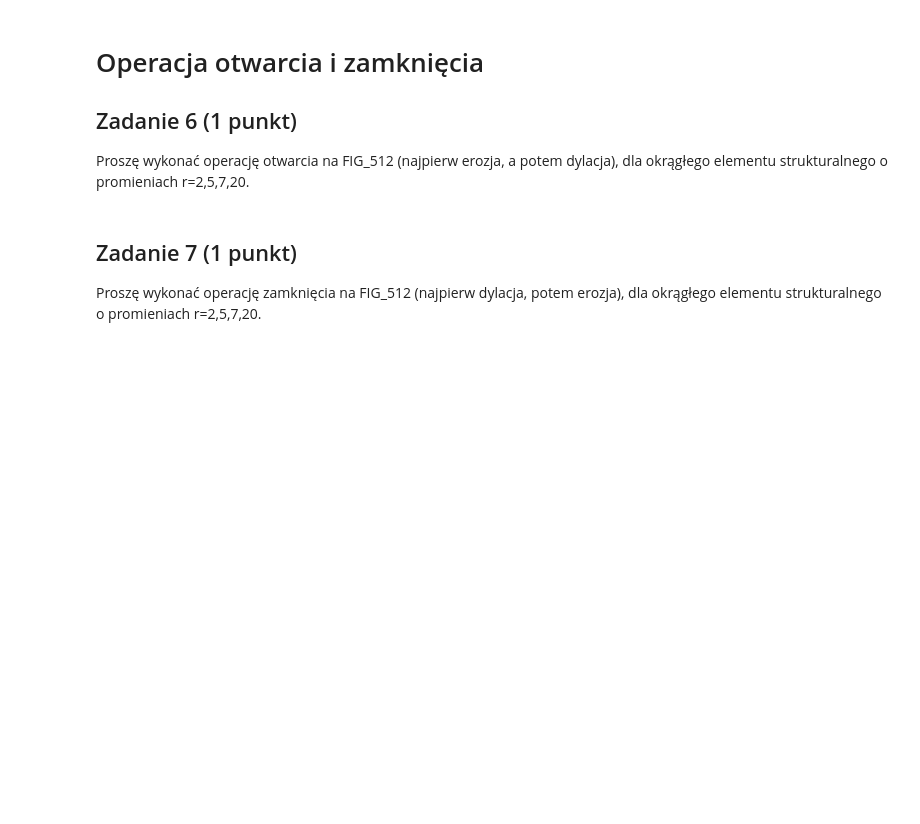
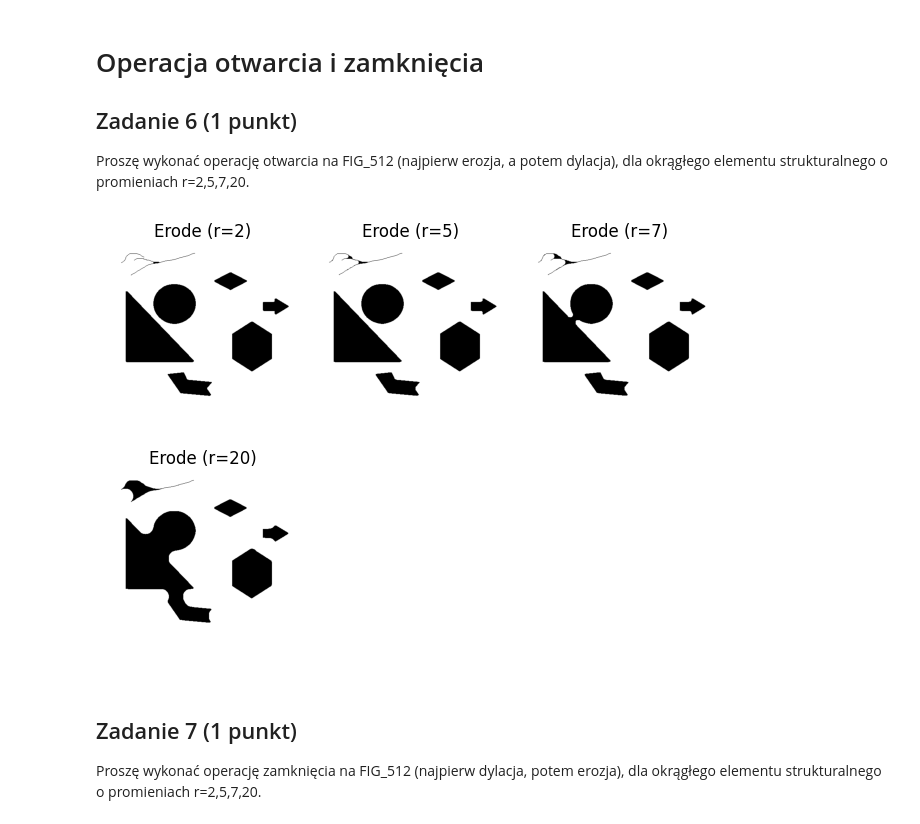
Before and after one commit to tomek0123456789/PGiM, a Jupyter notebook: exercises/PGiM_Z8.ipynb, the cells around one changed output. Saved outputs shown, nothing was run; the diff lists cells and outputs as text; code cells hidden in the pictures; blank space fills up the shorter version.

```diff
--- a/exercises/PGiM_Z8.ipynb
+++ b/exercises/PGiM_Z8.ipynb
@@ -95,6 +217,23 @@ Proszę wykonać ćwiczenie 2 dla dylacji.
 
 ## Zadanie 6 (1 punkt)
 Proszę wykonać operację otwarcia na FIG_512 (najpierw erozja, a potem dylacja), dla okrągłego elementu strukturalnego o promieniach r=2,5,7,20.
+# %%
+image = cv2.imread('./img/FIG_512.png', cv2.IMREAD_GRAYSCALE)
+_, binary_image = cv2.threshold(image, 0, 255, cv2.THRESH_BINARY + cv2.THRESH_OTSU)
+r_list = [2, 5, 7, 20]
+
+for i, r in enumerate(r_list, 1):
+    kernel = cv2.getStructuringElement(cv2.MORPH_ELLIPSE, (2 * r, 2 * r))
+    opened_image = cv2.morphologyEx(binary_image, cv2.MORPH_OPEN, kernel)
+    plt.subplot(2, 3, i)
+    plt.imshow(opened_image, cmap='gray')
+    plt.title(f'Erode (r={r})')
+    plt.axis('off')
+
+plt.tight_layout()
+plt.show()
+# %% [output]
+[figure, added]
 # %% [markdown]
 ## Zadanie 7 (1 punkt)
 Proszę wykonać operację zamknięcia na FIG_512 (najpierw dylacja, potem erozja), dla okrągłego elementu strukturalnego o promieniach r=2,5,7,20.
```
Also changed, not shown: parts of 8 cells of this notebook.
